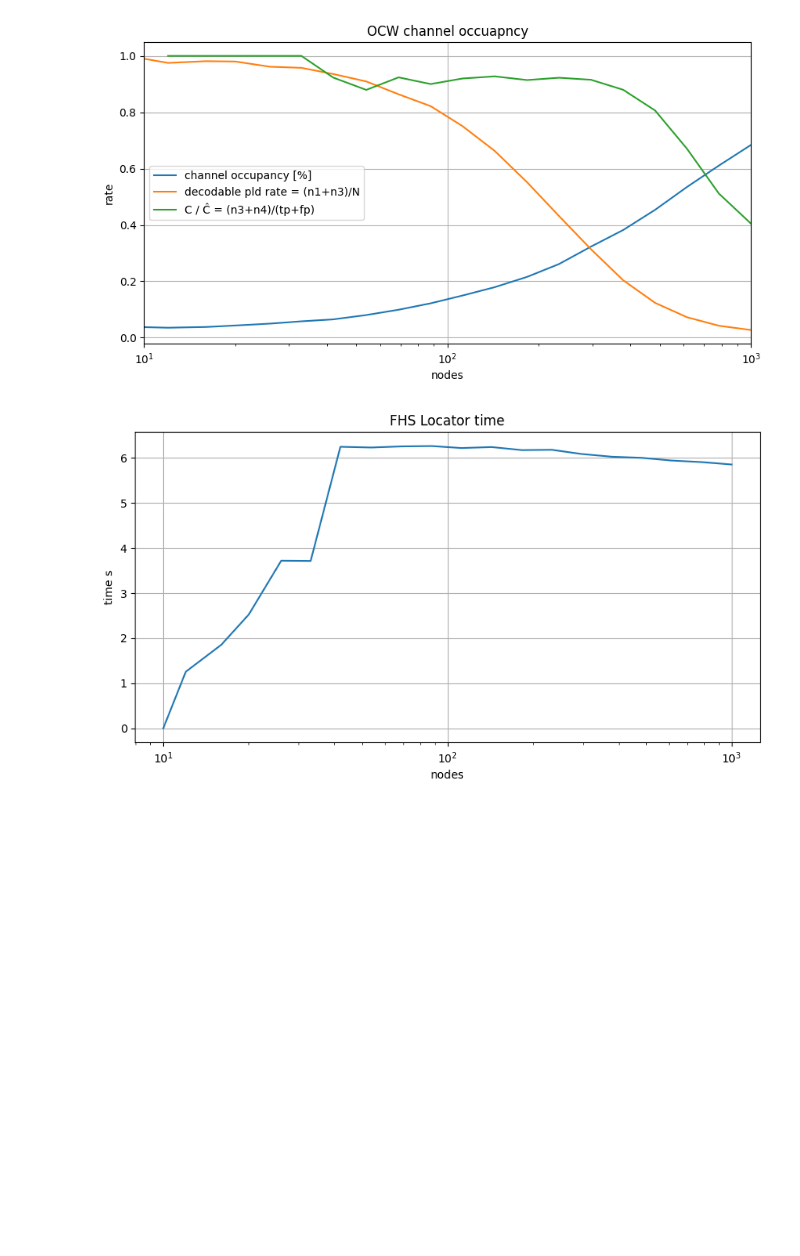
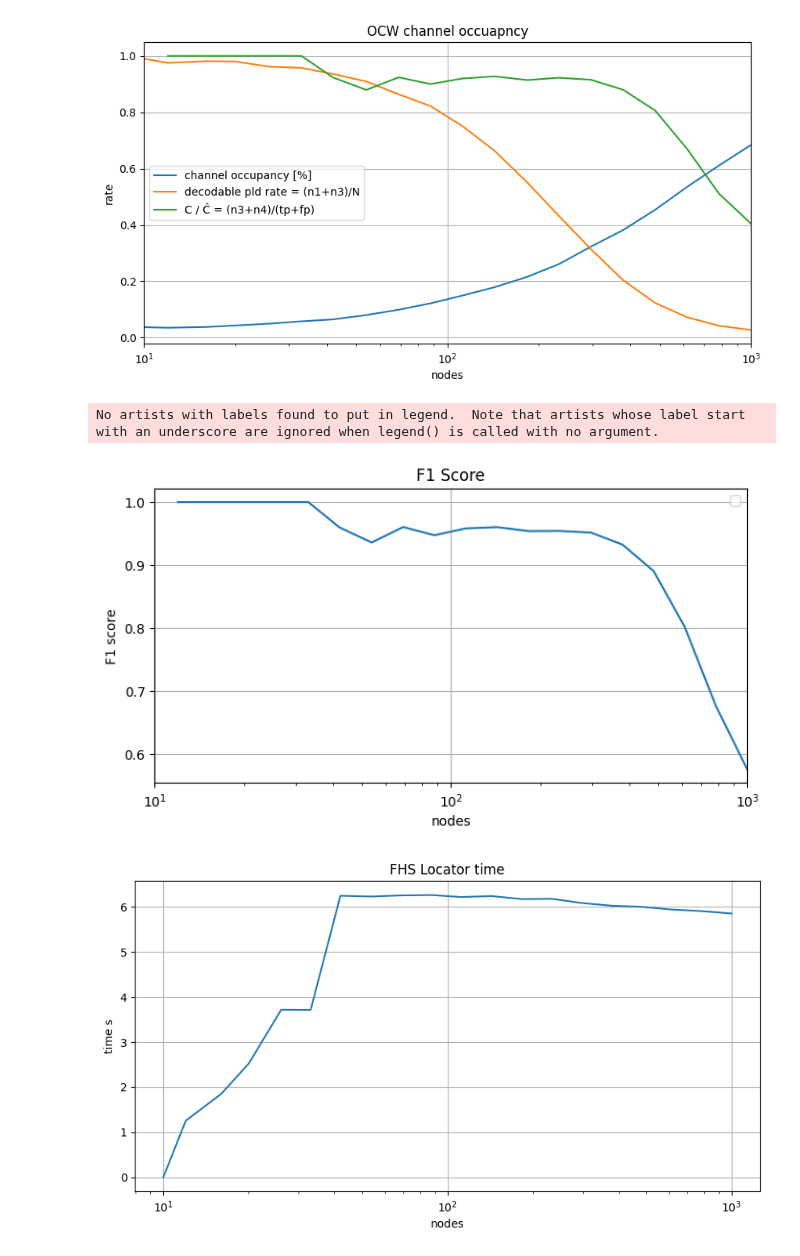
Before and after one commit to diegomm6/lr-fhss_seq-families, a Jupyter notebook: predecode.ipynb, the cells around one changed output. Cells and saved outputs as stored; diff of their text form; code cells hidden in the pictures; blank space fills up the shorter version.

```diff
--- a/predecode.ipynb
+++ b/predecode.ipynb
@@ -97,6 +137,10 @@ plt.show()
 fhslocator_results = np.add(data['lifan-tp'].to_numpy(), data['lifan-fp'].to_numpy())
 decoded_decodable = np.add(data['lifan-decoded_hrd_pld'].to_numpy(), data['lifan-decodable_pld'].to_numpy())
 decodable_collided = np.add(data['lifan-decodable_pld'].to_numpy(), data['lifan-collided_hdr_pld'].to_numpy())
+
+precision = np.divide(data['lifan-tp'].to_numpy(), np.add(data['lifan-tp'].to_numpy(), data['lifan-fp'].to_numpy()))
+recall = np.divide(data['lifan-tp'].to_numpy(), np.add(data['lifan-tp'].to_numpy(), data['lifan-fn'].to_numpy()))
+f1socre = 2 * np.divide(np.multiply(precision,recall), np.add(precision,recall))
 
 plt.figure(figsize=(10,10))
 
@@ -155,6 +199,22 @@ plt.legend()
 plt.show()
 # %% [output]
 [figure]
+# %%
+plt.figure(figsize=(8,4))
+
+plt.plot(nodes, f1socre)
+
+plt.title('F1 Score')
+plt.xlabel('nodes')
+plt.xscale('log')
+plt.xlim(1e1,1e3)
+plt.ylabel('F1 score')
+plt.grid()
+plt.legend()
+plt.show()
+# %% [output]
+No artists with labels found to put in legend.  Note that artists whose label start with an underscore are ignored when legend() is called with no argument.
+[figure, added]
 # %%
 plt.figure(figsize=(10,5))
 
```
Also changed, not shown: parts of 3 cells of this notebook, 2 other files.
